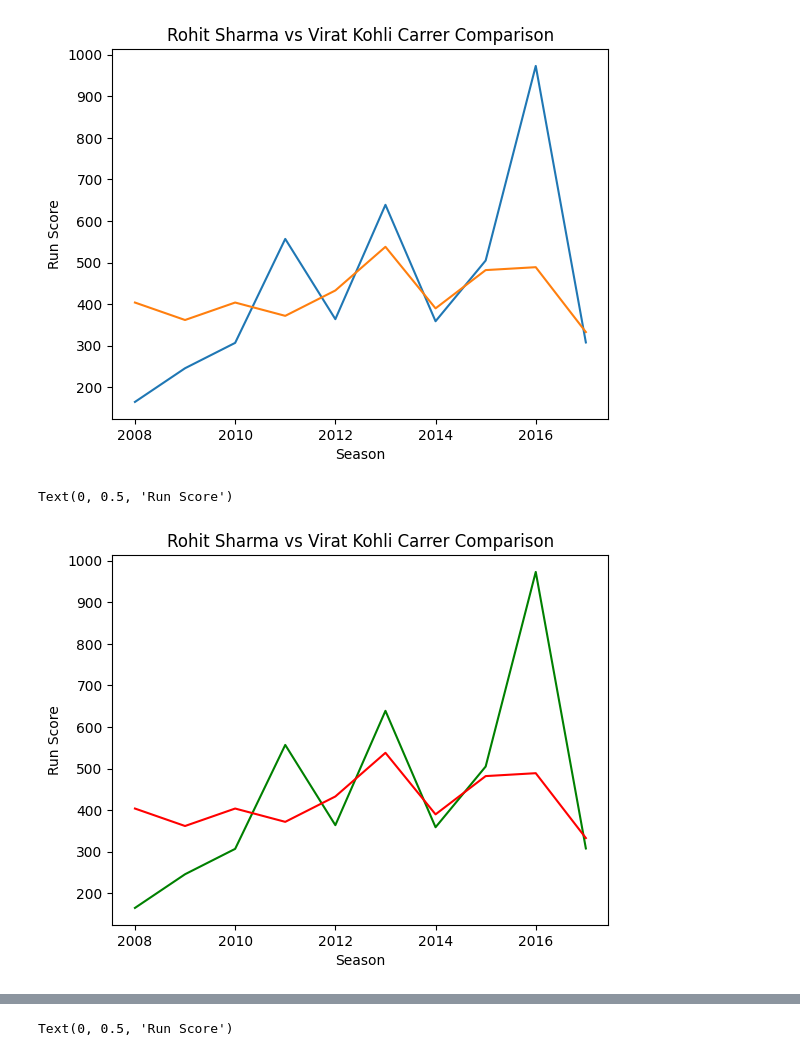
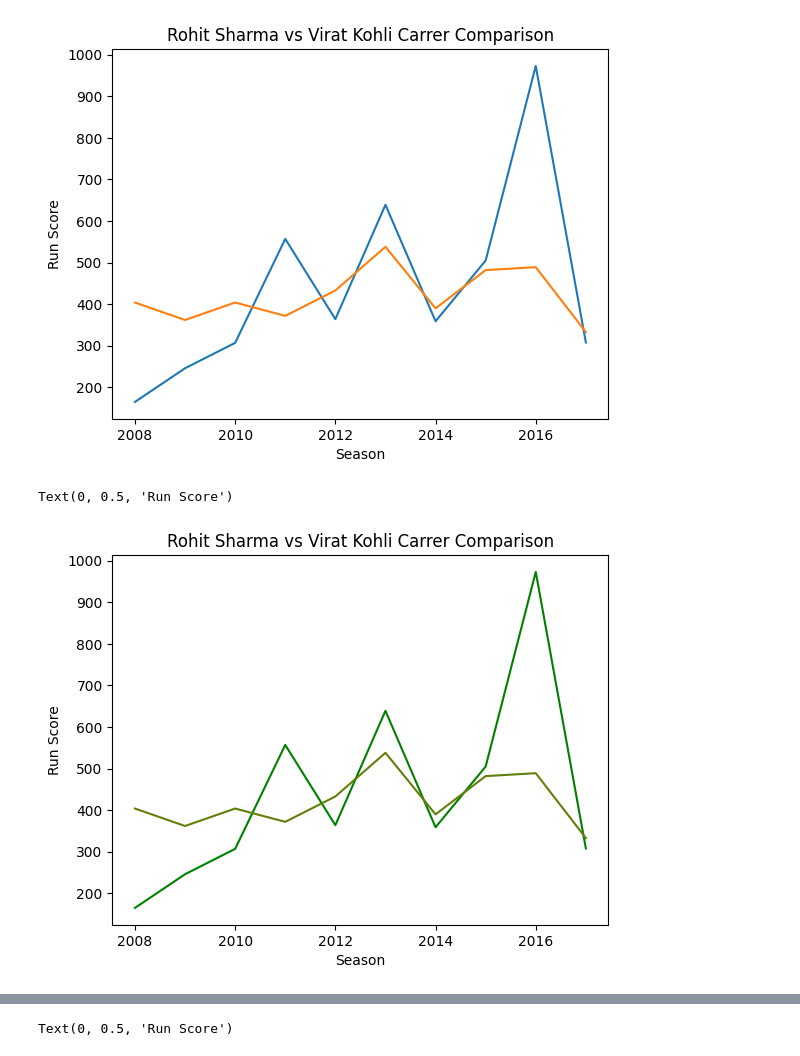
Before and after one commit to rahulkumar80026/Machine-Learning-Basic-to-Advanced, a Jupyter notebook: DataVisulization/1st.ipynb, the cells around one changed output, grey strips where cells are left out. Drawn from its saved outputs; the diff is of its cells as text; code cells hidden in the pictures.

```diff
--- a/DataVisulization/1st.ipynb
+++ b/DataVisulization/1st.ipynb
@@ -60,14 +62,14 @@ Text(0, 0.5, 'Run Score')
 # %%
 # colors(hex) and line(width and style) and marker(size)
 plt.plot(batsman['index'], batsman['V Kohli'],color='green')
-plt.plot(batsman['index'], batsman['RG Sharma'],color='red')
+plt.plot(batsman['index'], batsman['RG Sharma'],color="#617f0a")
 
 plt.title('Rohit Sharma vs Virat Kohli Carrer Comparison')
 plt.xlabel('Season')
 plt.ylabel('Run Score')
 # %% [output]
 Text(0, 0.5, 'Run Score')
-[figure, old version]
+[figure, new version]
 # %%
 # line style (dashdot,dashed,dotted) linewidth=3 or 2 or 1.....
 
```
Also changed, not shown: parts of 18 cells of this notebook, 3 other files.
